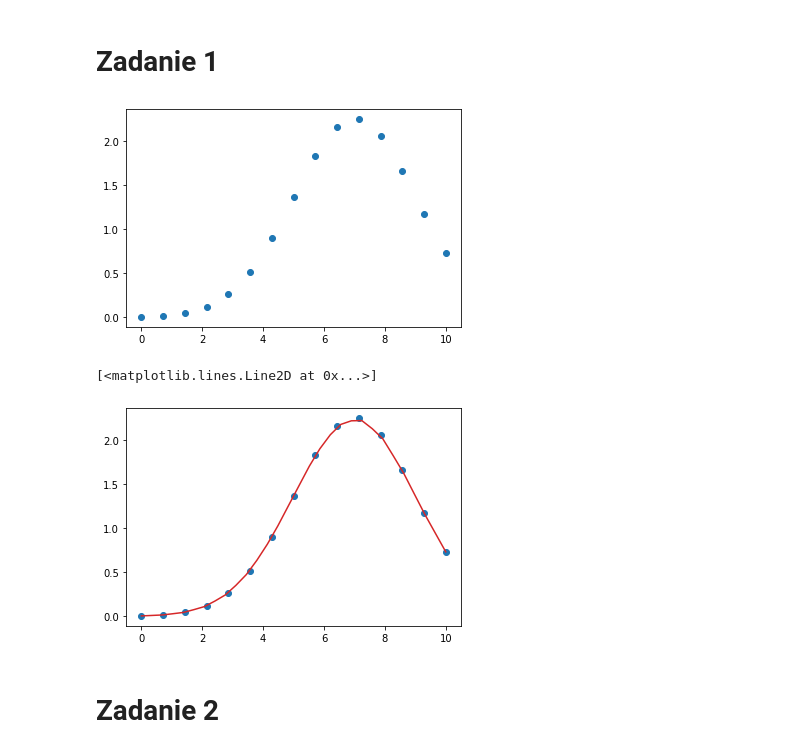
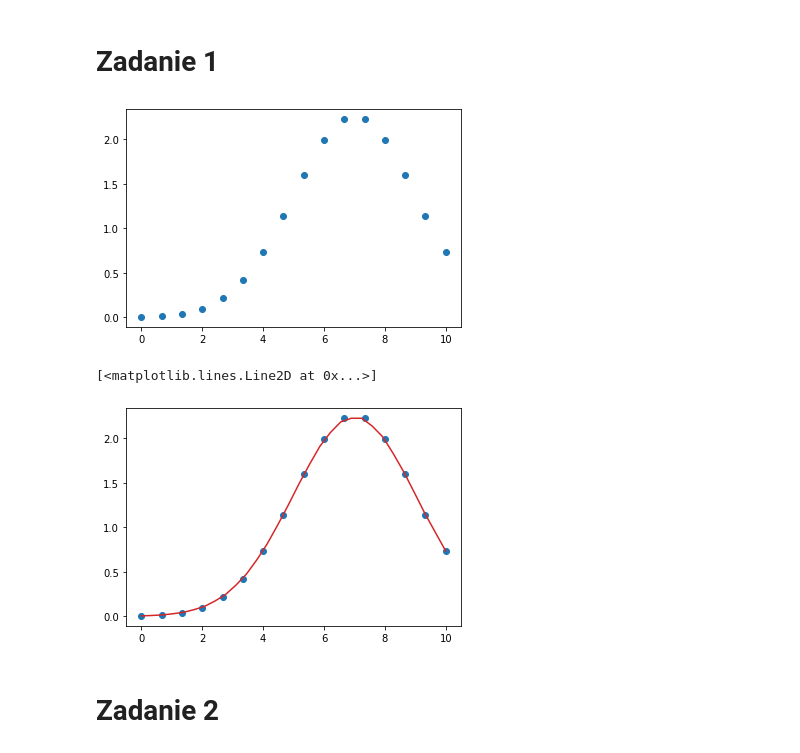
Before and after one commit to 11jolek11/BigData, a Jupyter notebook: List2.ipynb, the cells around one changed output. Drawn from its saved outputs; the diff is of its cells as text; code cells hidden in the pictures.

```diff
--- a/List2.ipynb
+++ b/List2.ipynb
@@ -32,18 +32,18 @@ from scipy import interpolate
 # %%
 # (1/np.sqrt(np.pi)*4)*(e**(-0.5((x-7)/2)^2))
 # %%
-def generate_bell_data(n=15, a=0, b=10):
+def generate_bell_data(n=16, a=0, b=10):
     X = np.linspace(a, b, n)
     y = (1/np.sqrt(np.pi)*4)*(np.e**(-0.5*((X-7)/2)**2))
     return X, y
 
 
 x_data, y_data = generate_bell_data()
 
 plt.scatter(x_data, y_data)
 plt.show()
 # %% [output]
-[figure, old version]
+[figure, new version]
 # %%
 f = interpolate.interp1d(x_data, y_data, kind='linear')
 
@@ -55,7 +55,7 @@ plt.scatter(x_data, y_data)
 plt.plot(x, y_hat, color="tab:red")
 # %% [output]
 [<matplotlib.lines.Line2D at 0x...>]
-[figure, old version]
+[figure, new version]
 # %% [markdown]
 # Zadanie 2
 # %%
```
Also changed, not shown: parts of 6 cells of this notebook.
